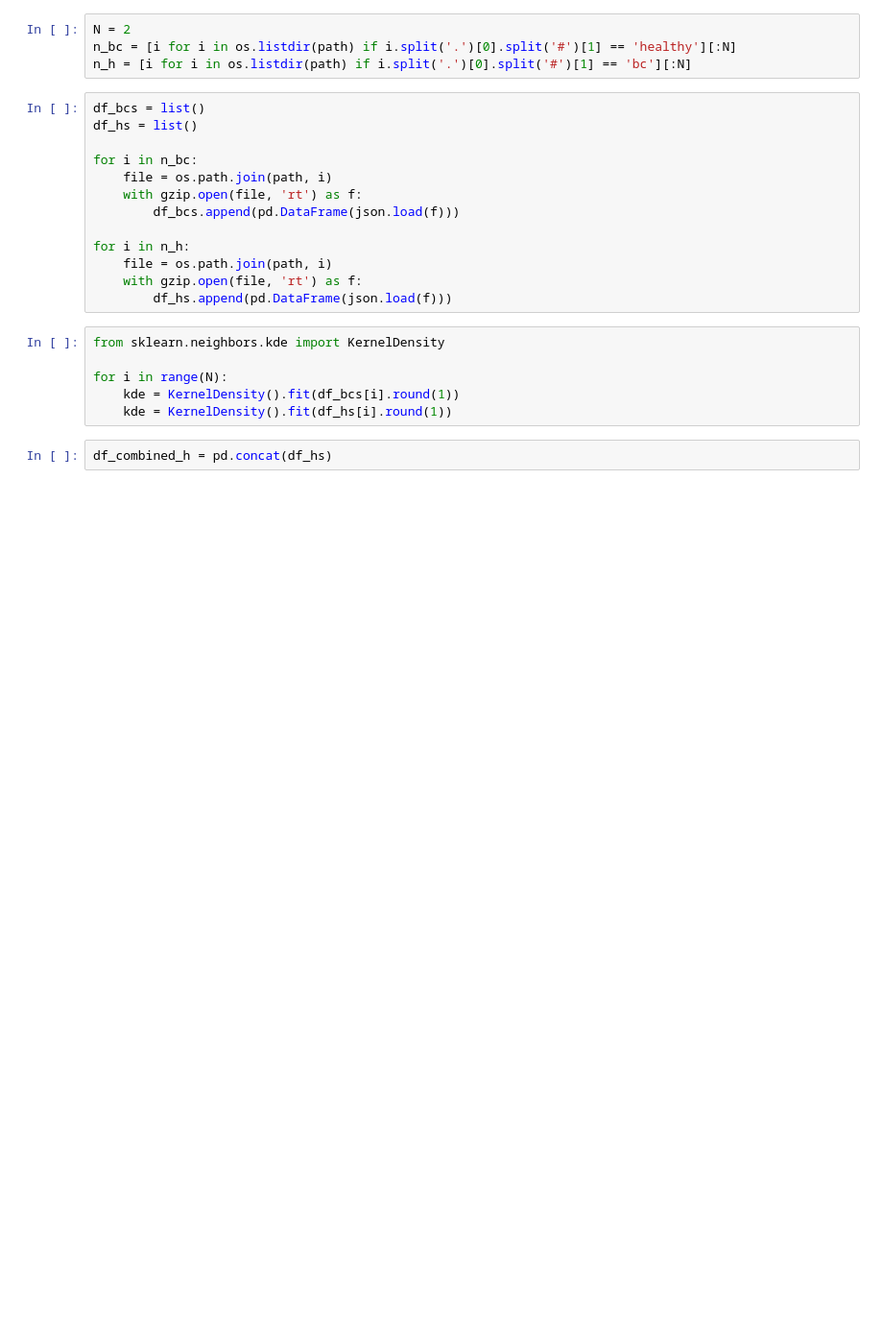
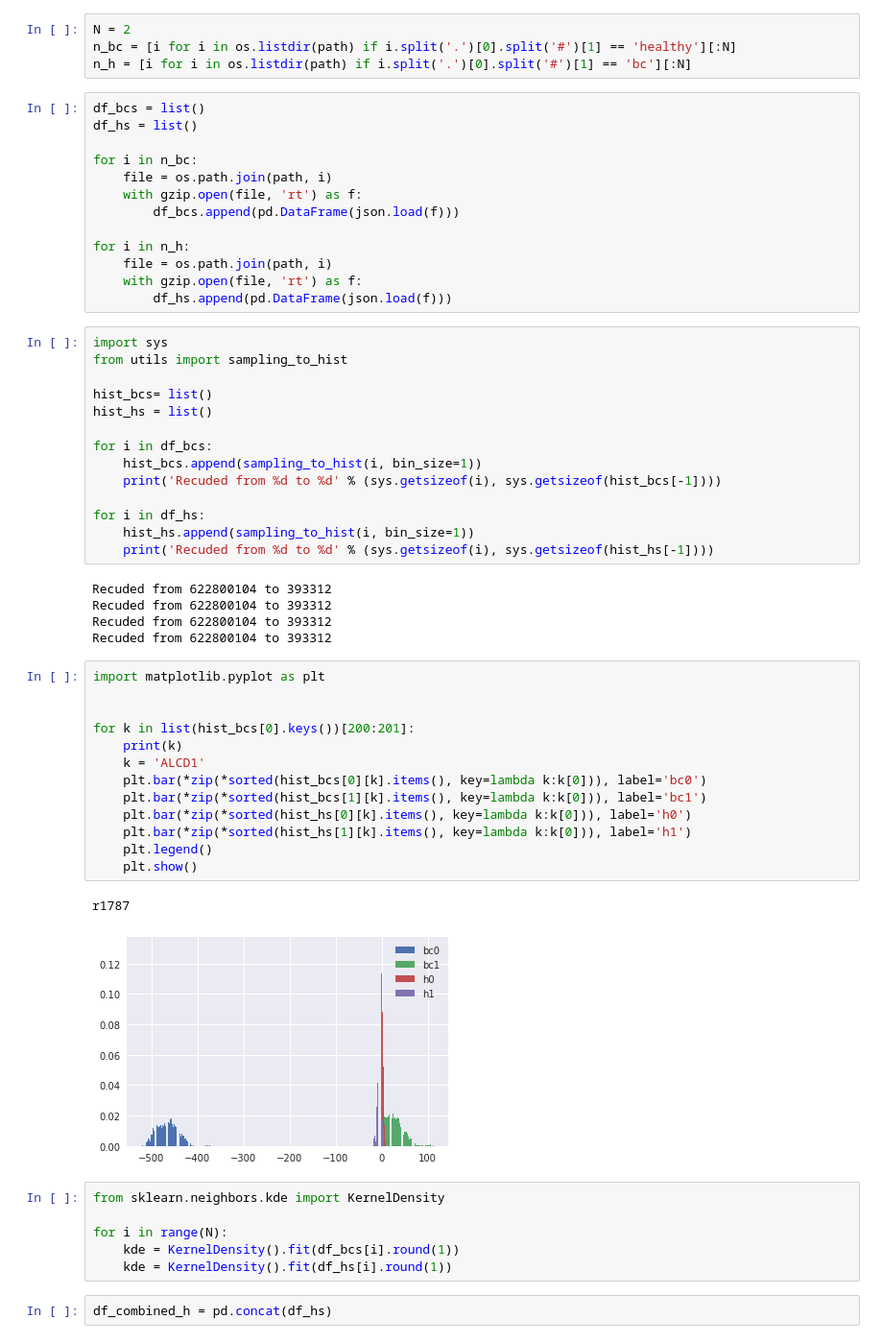
Before and after one commit to itu-bioinformatics-database-lab/metabolitics-case-studies, a Jupyter notebook: sampling/diff_metrics.ipynb, the cells around one changed output. Shown at 96% size. Drawn from its saved outputs; the diff is of its cells as text; blank space fills up the shorter version.

```diff
--- a/sampling/diff_metrics.ipynb
+++ b/sampling/diff_metrics.ipynb
@@ -30,6 +30,41 @@ for i in n_h:
     file = os.path.join(path, i)
     with gzip.open(file, 'rt') as f:
         df_hs.append(pd.DataFrame(json.load(f)))
+# %%
+import sys
+from utils import sampling_to_hist
+
+hist_bcs= list()
+hist_hs = list()
+
+for i in df_bcs:
+    hist_bcs.append(sampling_to_hist(i, bin_size=1))
+    print('Recuded from %d to %d' % (sys.getsizeof(i), sys.getsizeof(hist_bcs[-1])))
+
+for i in df_hs:
+    hist_hs.append(sampling_to_hist(i, bin_size=1))
+    print('Recuded from %d to %d' % (sys.getsizeof(i), sys.getsizeof(hist_hs[-1])))
+# %% [output]
+Recuded from 622800104 to 393312
+Recuded from 622800104 to 393312
+Recuded from 622800104 to 393312
+Recuded from 622800104 to 393312
+# %%
+import matplotlib.pyplot as plt
+
+
+for k in list(hist_bcs[0].keys())[200:201]:
+    print(k)
+    k = 'ALCD1'
+    plt.bar(*zip(*sorted(hist_bcs[0][k].items(), key=lambda k:k[0])), label='bc0')
+    plt.bar(*zip(*sorted(hist_bcs[1][k].items(), key=lambda k:k[0])), label='bc1')
+    plt.bar(*zip(*sorted(hist_hs[0][k].items(), key=lambda k:k[0])), label='h0')
+    plt.bar(*zip(*sorted(hist_hs[1][k].items(), key=lambda k:k[0])), label='h1')
+    plt.legend()
+    plt.show()
+# %% [output]
+r1787
+[figure, added]
 # %%
 from sklearn.neighbors.kde import KernelDensity
 
```
Also changed, not shown: parts of 1 cell of this notebook, 5 other files.
